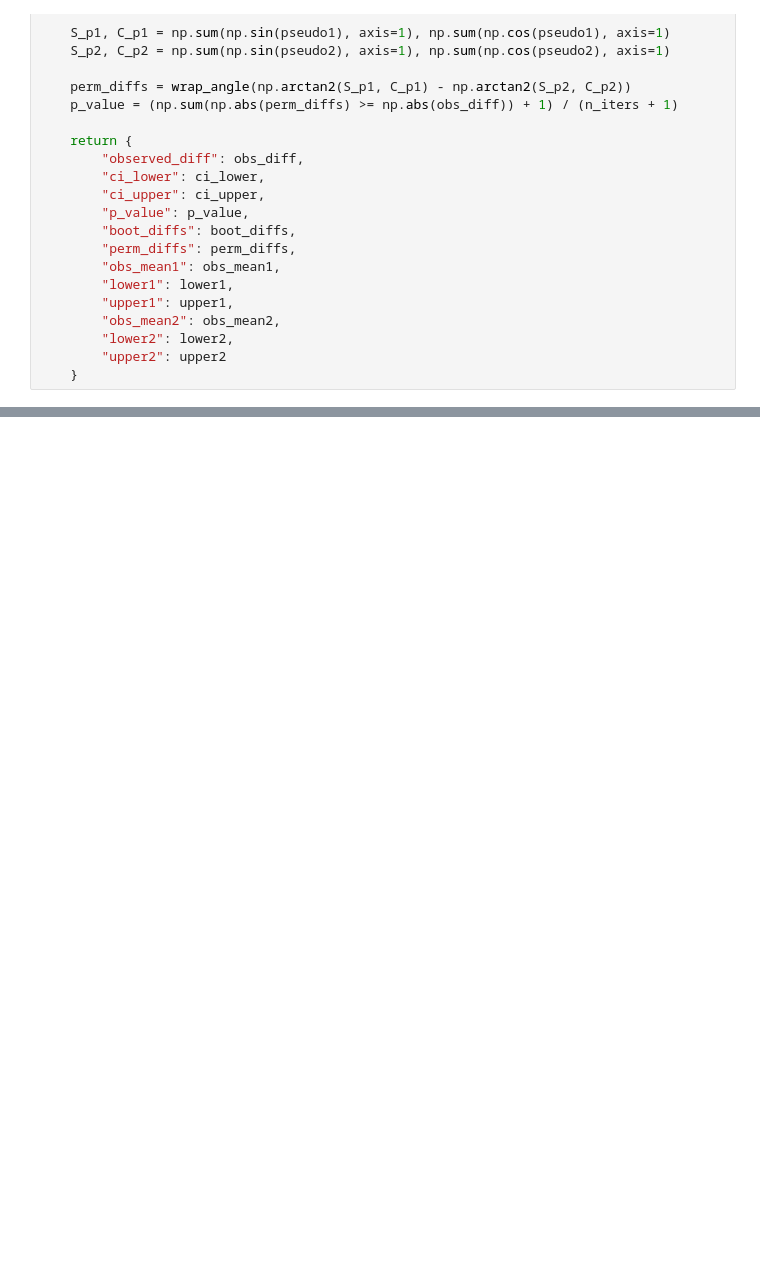
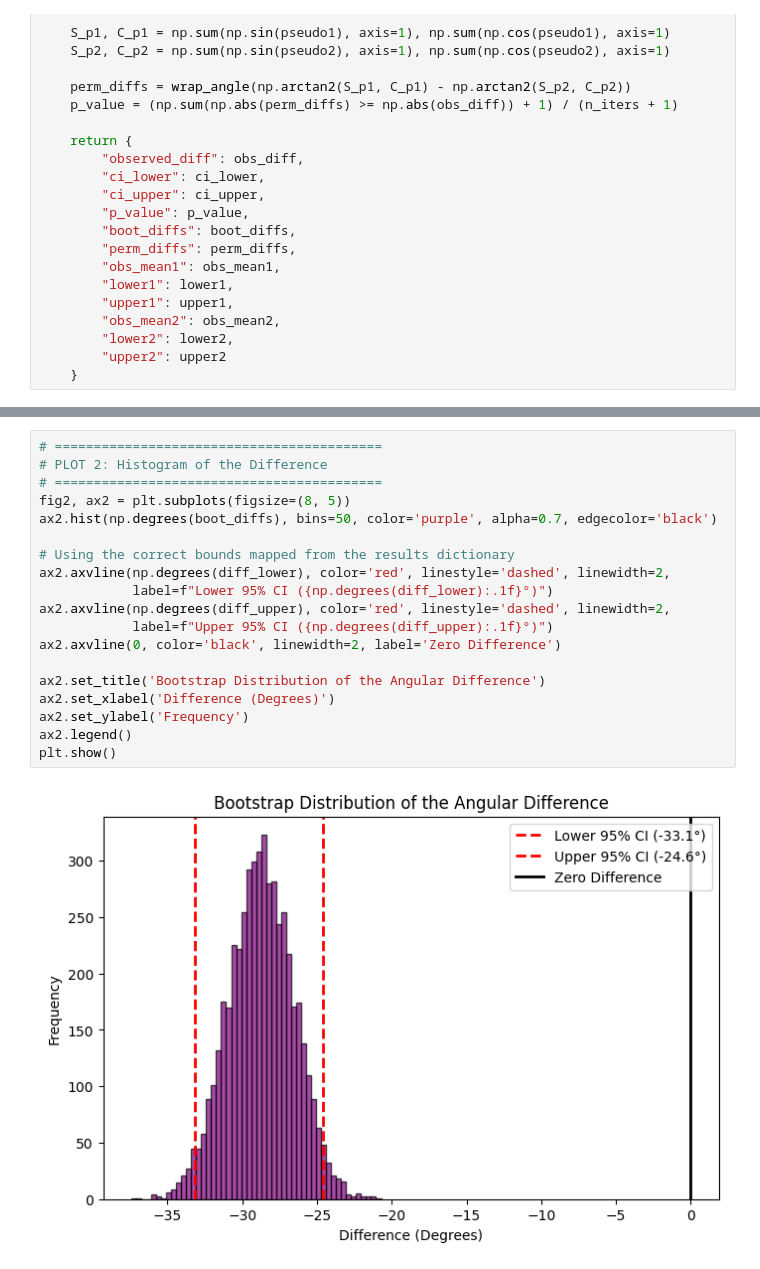
Before and after one commit to Julian-Webb/SeizurePredictionThesis, a Jupyter notebook: cycle_extraction/circular_comparison.ipynb, the cells around one changed output, grey strips where cells are left out. Drawn from its saved outputs; the diff is of its cells as text; blank space fills up the shorter version.

```diff
--- a/cycle_extraction/circular_comparison.ipynb
+++ b/cycle_extraction/circular_comparison.ipynb
@@ -176,0 +173,21 @@ P-value: 0.0186
+# %%
+# ==========================================
+# PLOT 2: Histogram of the Difference
+# ==========================================
+fig2, ax2 = plt.subplots(figsize=(8, 5))
+ax2.hist(np.degrees(boot_diffs), bins=50, color='purple', alpha=0.7, edgecolor='black')
+
+# Using the correct bounds mapped from the results dictionary
+ax2.axvline(np.degrees(diff_lower), color='red', linestyle='dashed', linewidth=2,
+            label=f"Lower 95% CI ({np.degrees(diff_lower):.1f}°)")
+ax2.axvline(np.degrees(diff_upper), color='red', linestyle='dashed', linewidth=2,
+            label=f"Upper 95% CI ({np.degrees(diff_upper):.1f}°)")
+ax2.axvline(0, color='black', linewidth=2, label='Zero Difference')
+
+ax2.set_title('Bootstrap Distribution of the Angular Difference')
+ax2.set_xlabel('Difference (Degrees)')
+ax2.set_ylabel('Frequency')
+ax2.legend()
+plt.show()
+# %% [output]
+[figure, added]
```
Also changed, not shown: parts of 5 cells of this notebook, 2 other files.
